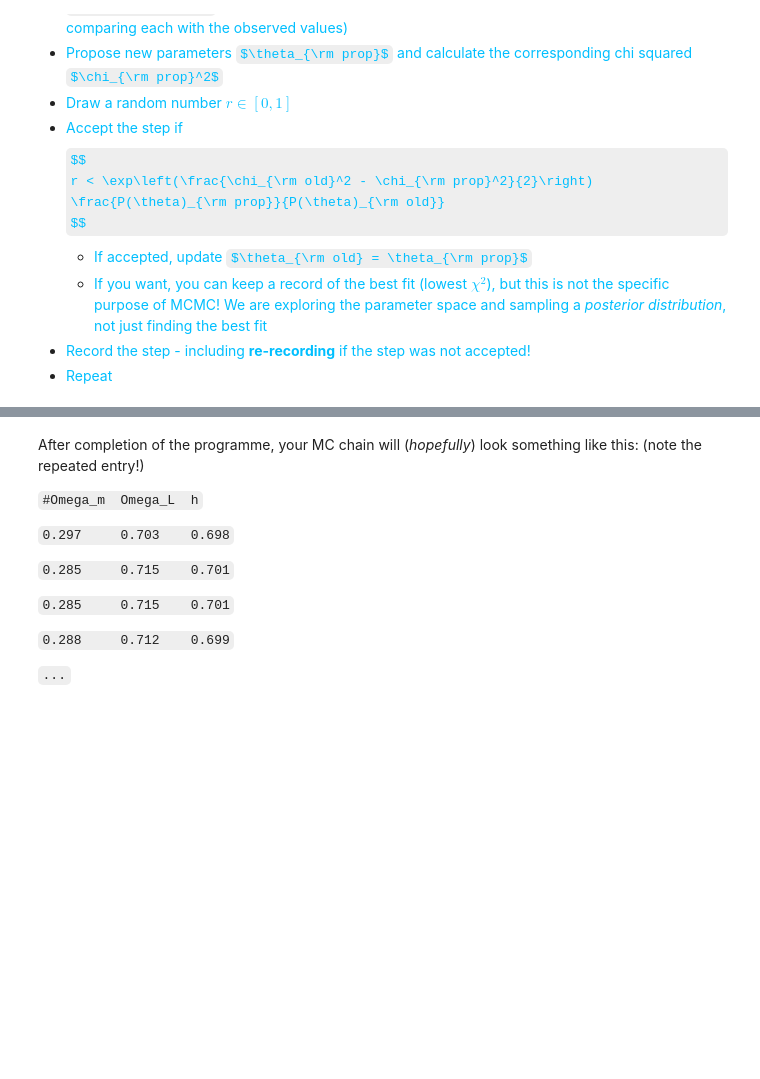
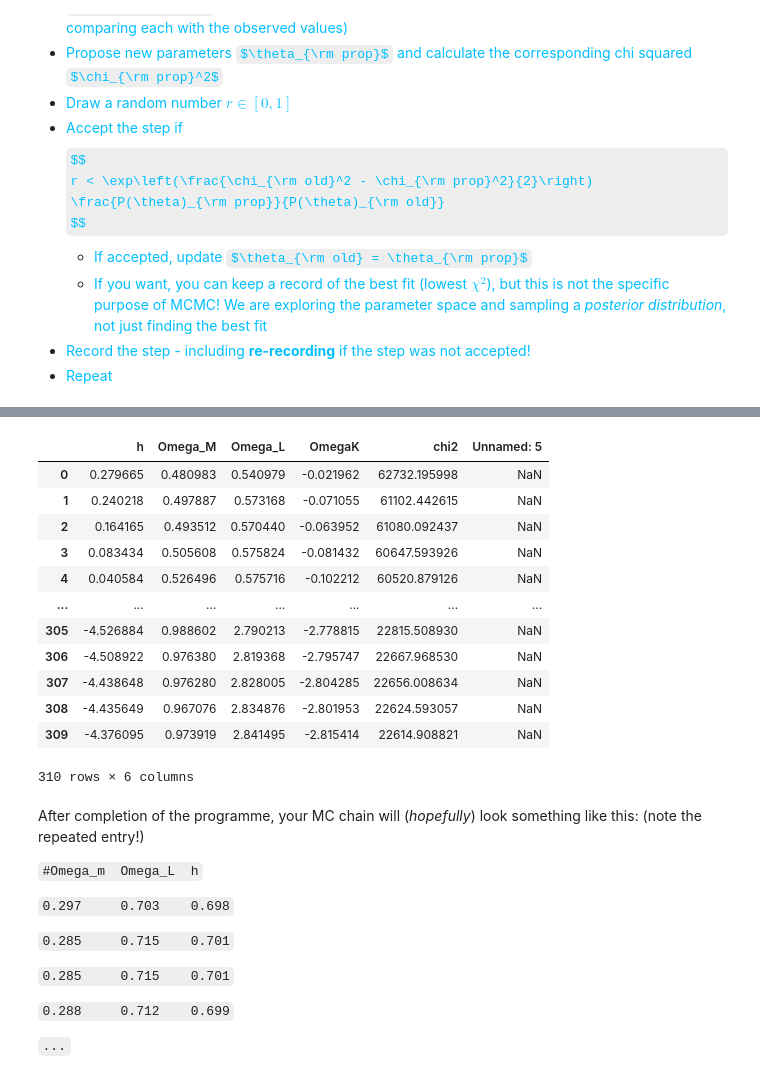
Before and after one commit to SmrithiCh/PRA3024-, a Jupyter notebook: PRA3024_Cosmology_W3.ipynb, the cells around one changed output, grey strips where cells are left out. Cells and saved outputs as stored; diff of their text form; code cells hidden in the pictures; some formulas as TeX source; blank space fills up the shorter version.

```diff
--- a/PRA3024_Cosmology_W3.ipynb
+++ b/PRA3024_Cosmology_W3.ipynb
@@ -483,3 +506,21 @@ file.close();
+# %%
+# load the data into a pandas dataframe
+data = pd.read_csv("MC_Chain_SNIa.dat", sep="\t")
+data
+# %% [output]
+|  | h | Omega_M | Omega_L | OmegaK | chi2 | Unnamed: 5 |
+| 0 | 0.279665 | 0.480983 | 0.540979 | -0.021962 | 62732.195998 | NaN |
+| 1 | 0.240218 | 0.497887 | 0.573168 | -0.071055 | 61102.442615 | NaN |
+| 2 | 0.164165 | 0.493512 | 0.570440 | -0.063952 | 61080.092437 | NaN |
+| 3 | 0.083434 | 0.505608 | 0.575824 | -0.081432 | 60647.593926 | NaN |
+| 4 | 0.040584 | 0.526496 | 0.575716 | -0.102212 | 60520.879126 | NaN |
+| ... | ... | ... | ... | ... | ... | ... |
+| 305 | -4.526884 | 0.988602 | 2.790213 | -2.778815 | 22815.508930 | NaN |
+| 306 | -4.508922 | 0.976380 | 2.819368 | -2.795747 | 22667.968530 | NaN |
+| 307 | -4.438648 | 0.976280 | 2.828005 | -2.804285 | 22656.008634 | NaN |
+| 308 | -4.435649 | 0.967076 | 2.834876 | -2.801953 | 22624.593057 | NaN |
+| 309 | -4.376095 | 0.973919 | 2.841495 | -2.815414 | 22614.908821 | NaN |
+310 rows × 6 columns
 # %% [markdown]
 After completion of the programme, your MC chain will (*hopefully*) look something like this: (note the repeated entry!)
 
```
Also changed, not shown: parts of 21 cells of this notebook.
